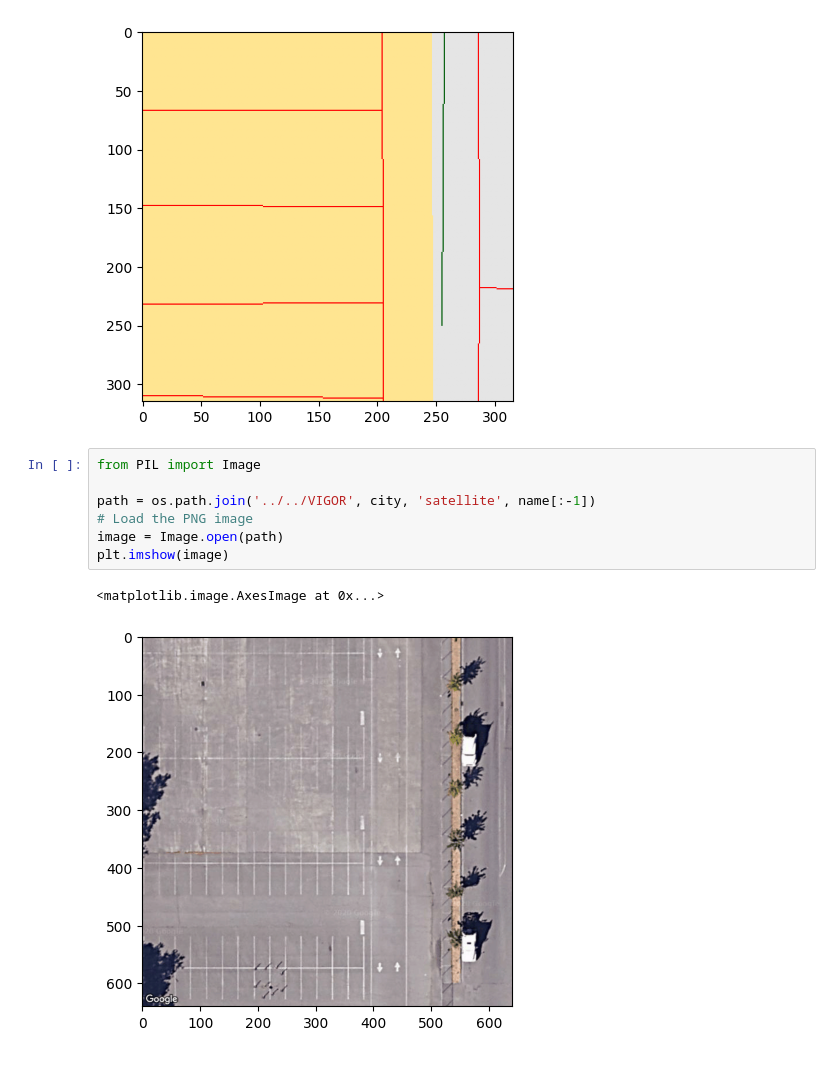
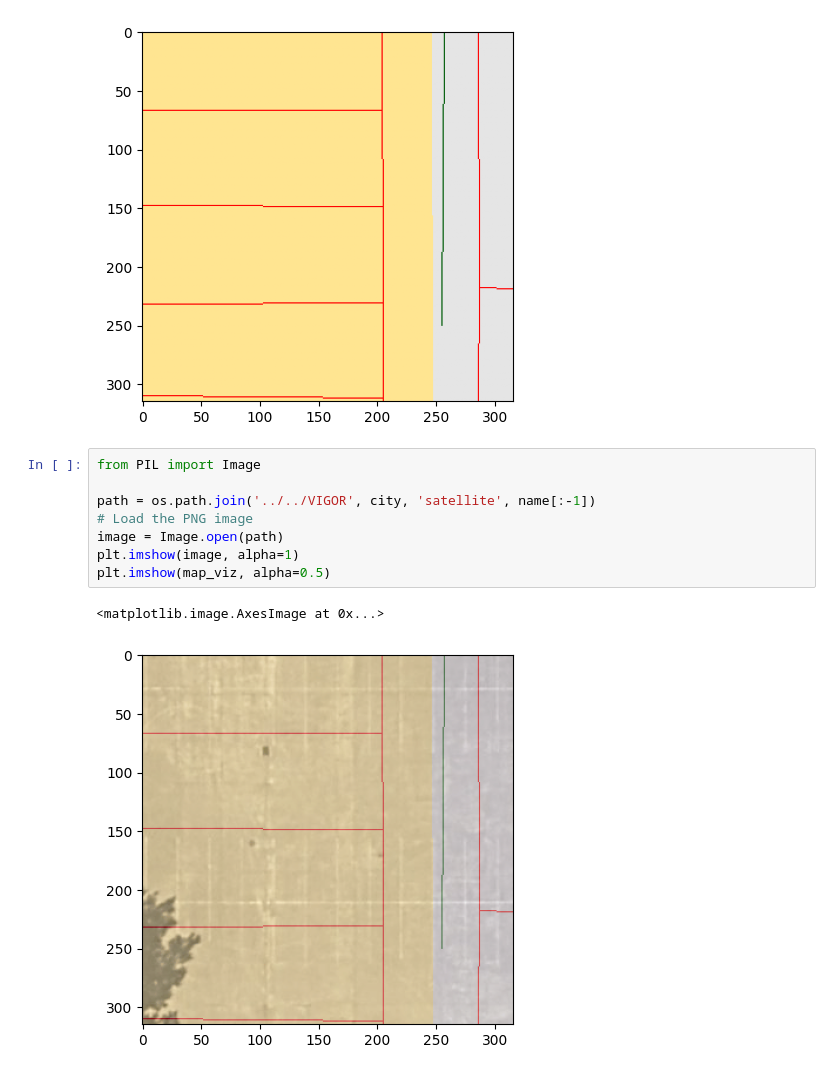
Before and after one commit to lipefree/semester-project-vita, a Jupyter notebook: CCVPE/test_download_osm.ipynb, the cells around one changed output. Saved outputs shown, nothing was run; the diff lists cells and outputs as text.

```diff
--- a/CCVPE/test_download_osm.ipynb
+++ b/CCVPE/test_download_osm.ipynb
@@ -94,10 +92,11 @@ satellite_47.55830507245264_-122.33846055576865.png
 # %%
 from PIL import Image
 
 path = os.path.join('../../VIGOR', city, 'satellite', name[:-1])
 # Load the PNG image
 image = Image.open(path)
-plt.imshow(image)
+plt.imshow(image, alpha=1)
+plt.imshow(map_viz, alpha=0.5)
 # %% [output]
 <matplotlib.image.AxesImage at 0x...>
-[figure, old version]
+[figure, new version]
```
Also changed, not shown: parts of 2 cells of this notebook, 1 other file.
